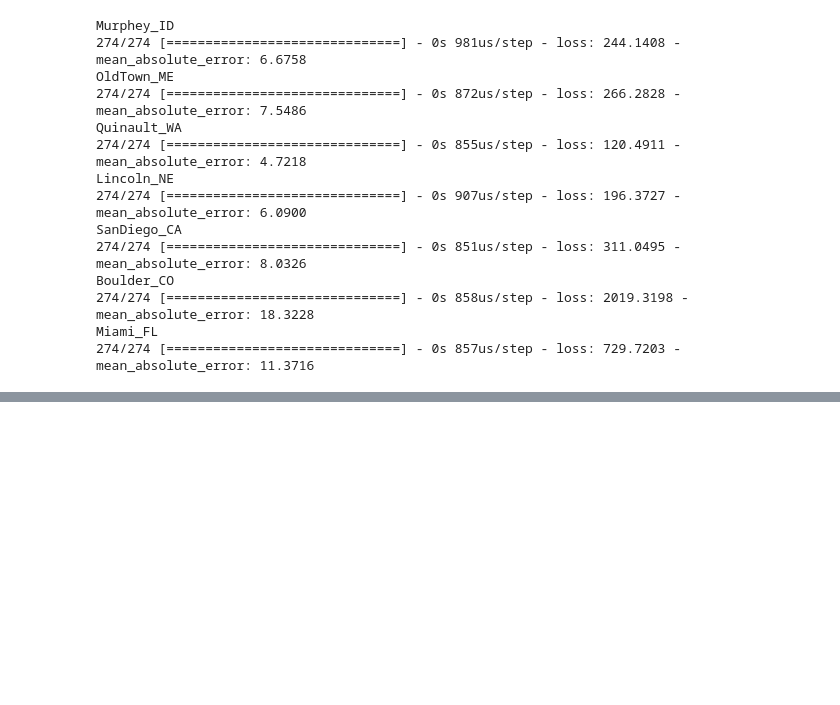
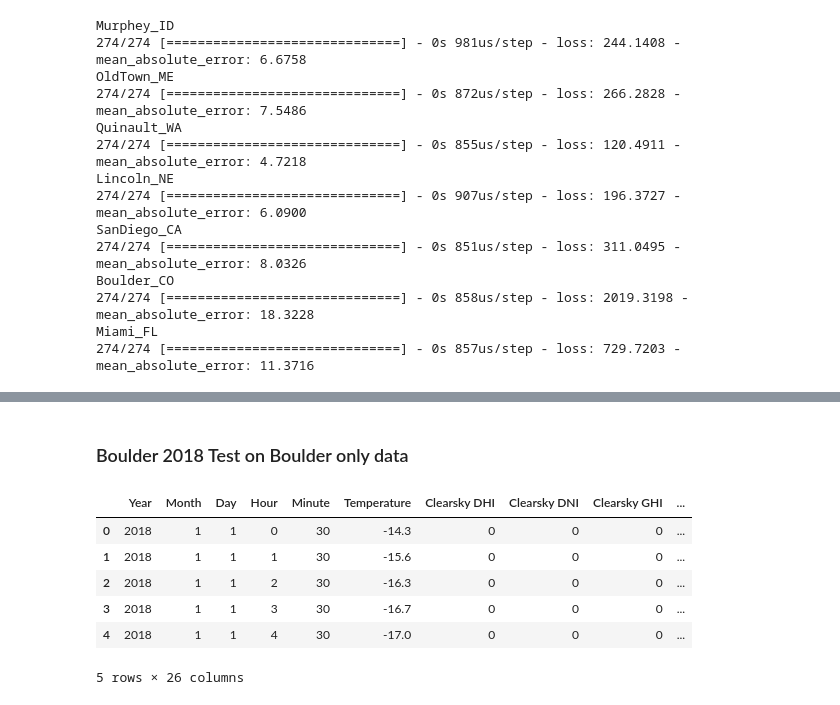
Before and after one commit to tpt5cu/solarIrradiancePredictor, a Jupyter notebook: Neural_Net.ipynb, the cells around one changed output, grey strips where cells are left out. Cells and saved outputs as stored; diff of their text form; code cells hidden in the pictures; blank space fills up the shorter version.

```diff
--- a/Neural_Net.ipynb
+++ b/Neural_Net.ipynb
@@ -368,0 +457,13 @@ Miami_FL
+# %% [markdown]
+### Boulder 2018 Test on Boulder only data
+# %%
+test_df = pd.read_csv(os.path.join(_Testing_Data_Dir, 'Boulder_CO', 'psm_CO_Boulder2018.csv'))
+test_df.head()
+# %% [output]
+|  | Year | Month | Day | Hour | Minute | Temperature | Clearsky DHI | Clearsky DNI | Clearsky GHI | ... |
+| 0 | 2018 | 1 | 1 | 0 | 30 | -14.3 | 0 | 0 | 0 | ... |
+| 1 | 2018 | 1 | 1 | 1 | 30 | -15.6 | 0 | 0 | 0 | ... |
+| 2 | 2018 | 1 | 1 | 2 | 30 | -16.3 | 0 | 0 | 0 | ... |
+| 3 | 2018 | 1 | 1 | 3 | 30 | -16.7 | 0 | 0 | 0 | ... |
+| 4 | 2018 | 1 | 1 | 4 | 30 | -17.0 | 0 | 0 | 0 | ... |
+5 rows × 26 columns
```
Also changed, not shown: parts of 16 cells of this notebook, 2 other files.
